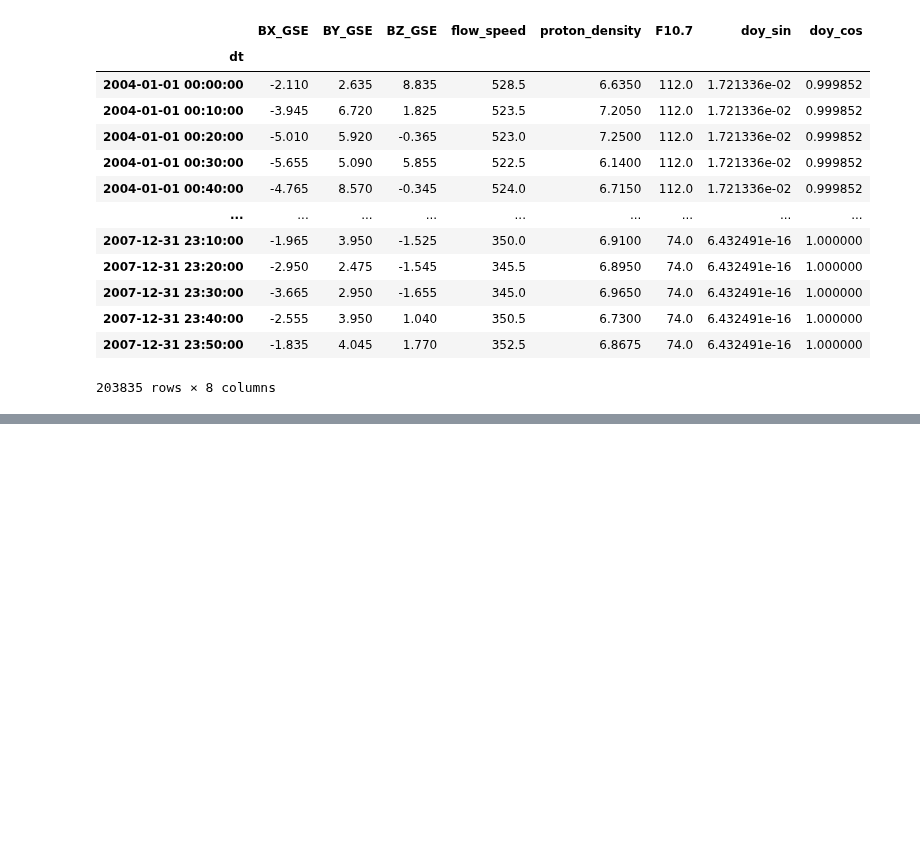
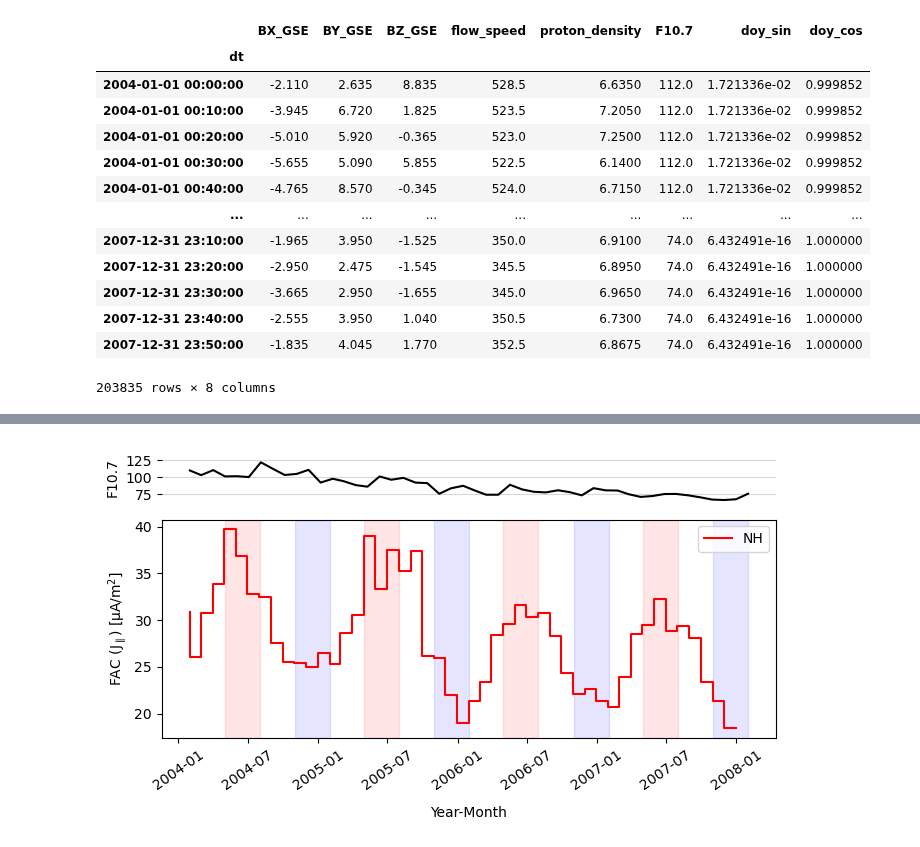
Before and after one commit to reddy-sachin/REPPU-ESN2, a Jupyter notebook: AMPERE/lstm_NH-SH_current.ipynb, the cells around one changed output, grey strips where cells are left out. Saved outputs shown, nothing was run; the diff lists cells and outputs as text; code cells hidden in the pictures; blank space fills up the shorter version.

```diff
--- a/AMPERE/lstm_NH-SH_current.ipynb
+++ b/AMPERE/lstm_NH-SH_current.ipynb
@@ -239,3 +226,51 @@ Text(0, 0.5, 'FAC (J$_\\parallel$) [µA/m$^2$]')
+# %%
+import matplotlib.pyplot as plt
+import seaborn as sns
+import numpy as np
+import pandas as pd
+
+# Assuming ds is your dataset
+dt = ds['dt'].values.flatten()
+jpar_NH = ds['jPar_NH'].values
+jpar_NH = np.abs(jpar_NH).sum(axis=(1,2)).flatten()
+F107 = ds['F107'].values.flatten()
+
+# Create a figure with GridSpec
+fig = plt.figure(figsize=(7, 4))
+gs = fig.add_gridspec(2, 1, height_ratios=[0.2, 0.8])
+
+# Create the F107 plot on top
+ax1 = fig.add_subplot(gs[0, 0])
+sns.lineplot(x=dt, y=F107, ax=ax1, color='k')
+ax1.set_ylabel('F10.7')
+ax1.set_yticks([75, 100, 125])
+ax1.set_ylim([60, 140])
+ax1.set_xticks([])  # Hide x-ticks on the top plot
+#remove spines
+ax1.spines['top'].set_visible(False)
+ax1.spines['right'].set_visible(False)
+ax1.spines['bottom'].set_visible(False)
+ax1.spines['left'].set_visible(False)
+ax1.grid(True, axis='y', linestyle='-', alpha=0.5)
+
+# Create the main plot below
+ax2 = fig.add_subplot(gs[1, 0])
+sns.lineplot(x=dt, y=jpar_NH, ax=ax2, label='NH', color='red', drawstyle='steps-pre')
+
+# Highlight regions
+for i in range(2004, 2008):
+    ax2.axvspan(pd.Timestamp(f'{i}-11-01'), pd.Timestamp(f'{i+1}-02-01'), color='blue', alpha=0.1)
+    ax2.axvspan(pd.Timestamp(f'{i}-05-01'), pd.Timestamp(f'{i}-08-01'), color='red', alpha=0.1)
+
+# Labels and formatting
+ax2.set_xlabel('Year-Month', labelpad=10)
+ax2.set_ylabel('FAC (J$_\parallel$) [µA/m$^2$]')
+plt.xticks(rotation=35)
+
+plt.tight_layout()
+#plt.savefig('LSTM_NH_SH_current_asymmetry_bartels.png', dpi=500, bbox_inches='tight')
+# %% [output]
+[figure, added]
 # %%
 fac = ds['jPar_NH'].values.mean(axis=0)
 
```
Also changed, not shown: parts of 8 cells of this notebook, 4 other files.
